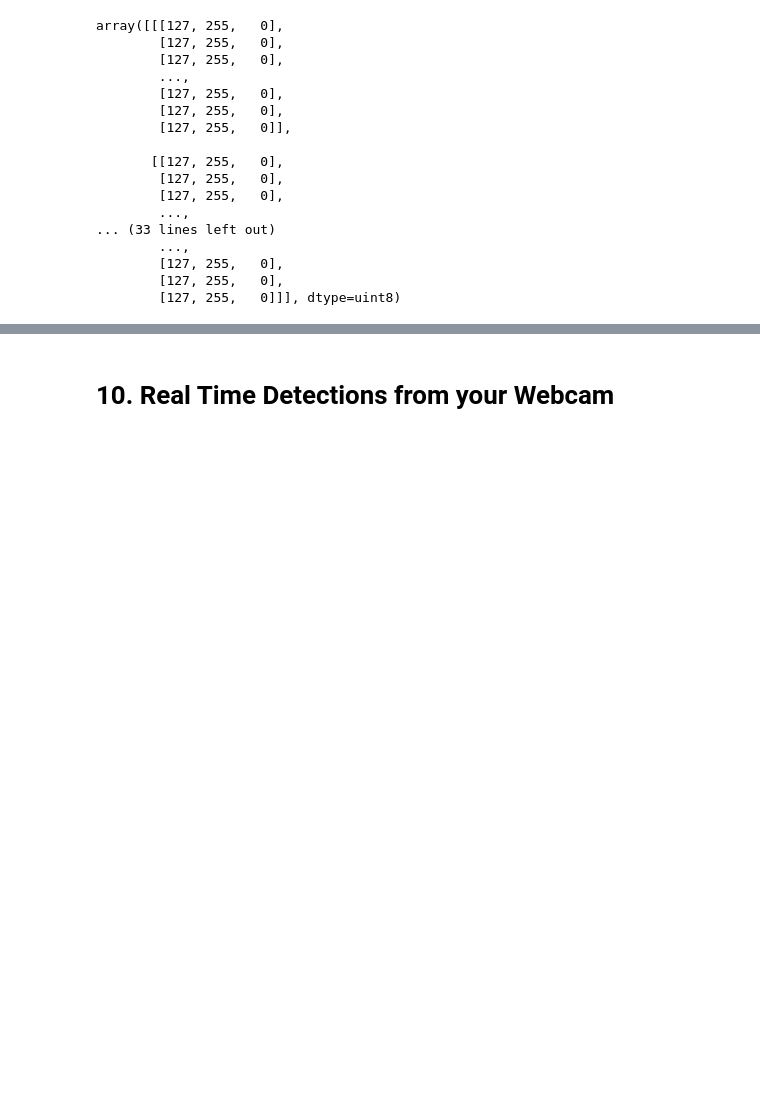
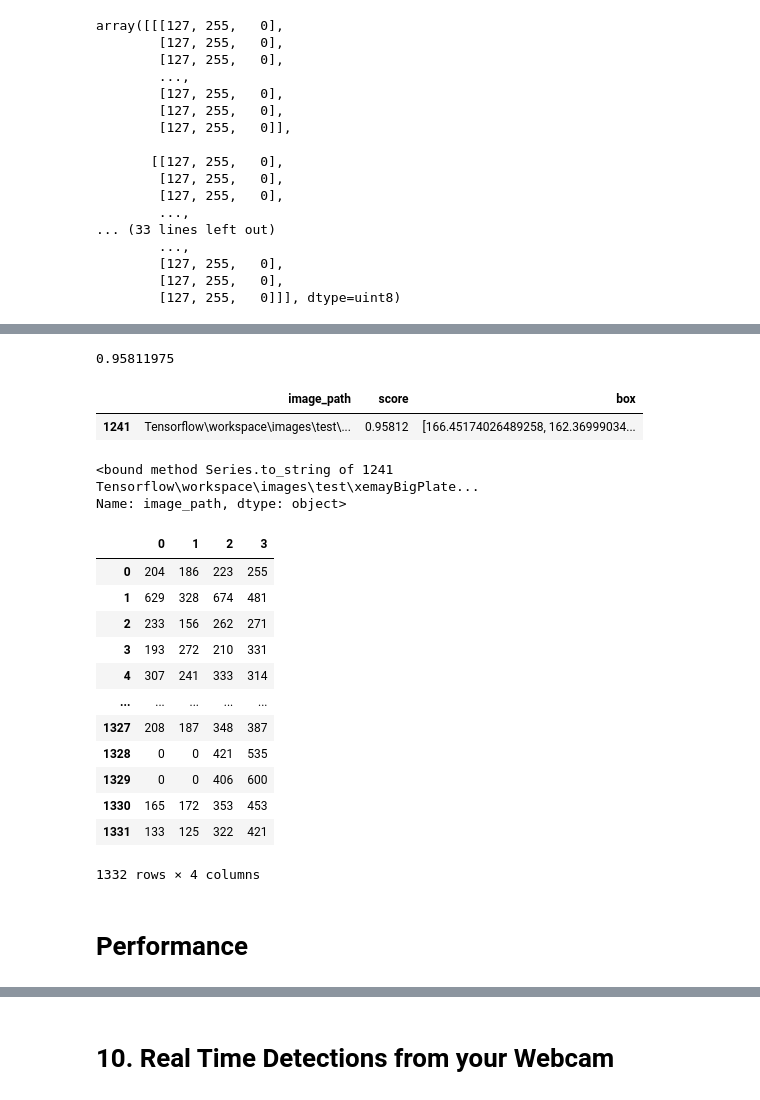
Before and after one commit to DyKa257/ANPR, a Jupyter notebook: 2. Training and Detection.ipynb, the cells around one changed output, grey strips where cells are left out. Cells and saved outputs as stored; diff of their text form; code cells hidden in the pictures; blank space fills up the shorter version.

```diff
--- a/2. Training and Detection.ipynb
+++ b/2. Training and Detection.ipynb
@@ -727,0 +774,37 @@ save_results(text, region, 'detection_result.csv', 'Detection_Images')
+# %%
+# Save predictions
+df_preds = pd.DataFrame(preds)
+sc = df_preds['score'].max()
+sc
+# %% [output]
+0.95811975
+# %%
+row_with_max_value = df_preds.loc[df_preds['score'] == sc]
+row_with_max_value
+# %% [output]
+|  | image_path | score | box |
+| 1241 | Tensorflow\workspace\images\test\... | 0.95812 | [166.45174026489258, 162.36999034... |
+# %%
+display(row_with_max_value['image_path'].to_string)
+# %% [output]
+<bound method Series.to_string of 1241    Tensorflow\workspace\images\test\xemayBigPlate...
+Name: image_path, dtype: object>
+# %%
+df_preds = pd.DataFrame(pred)
+df_preds
+# %% [output]
+|  | 0 | 1 | 2 | 3 |
+| 0 | 204 | 186 | 223 | 255 |
+| 1 | 629 | 328 | 674 | 481 |
+| 2 | 233 | 156 | 262 | 271 |
+| 3 | 193 | 272 | 210 | 331 |
+| 4 | 307 | 241 | 333 | 314 |
+| ... | ... | ... | ... | ... |
+| 1327 | 208 | 187 | 348 | 387 |
+| 1328 | 0 | 0 | 421 | 535 |
+| 1329 | 0 | 0 | 406 | 600 |
+| 1330 | 165 | 172 | 353 | 453 |
+| 1331 | 133 | 125 | 322 | 421 |
+1332 rows × 4 columns
+# %% [markdown]
+# Performance
```
Also changed, not shown: parts of 55 cells of this notebook, 4 other files.
